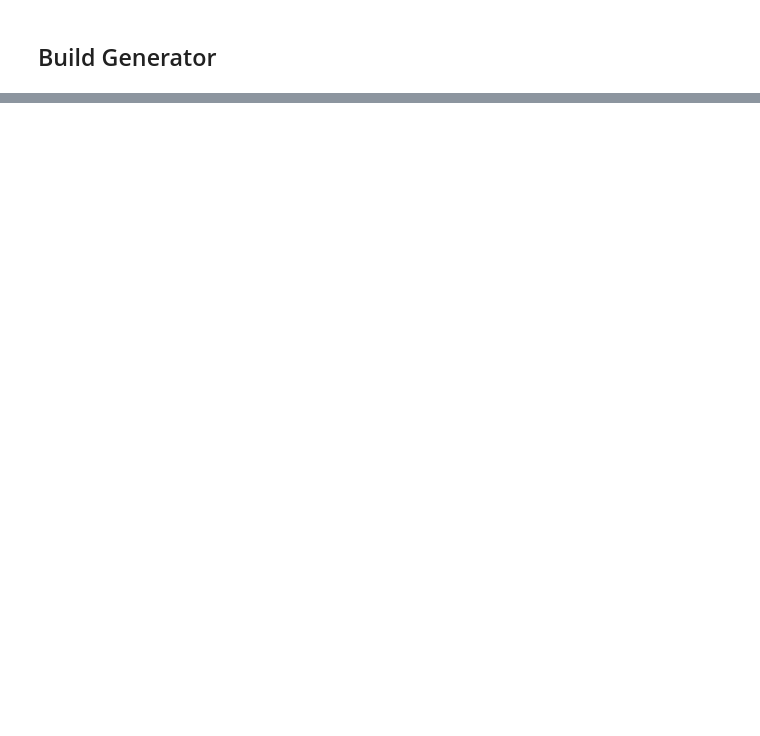
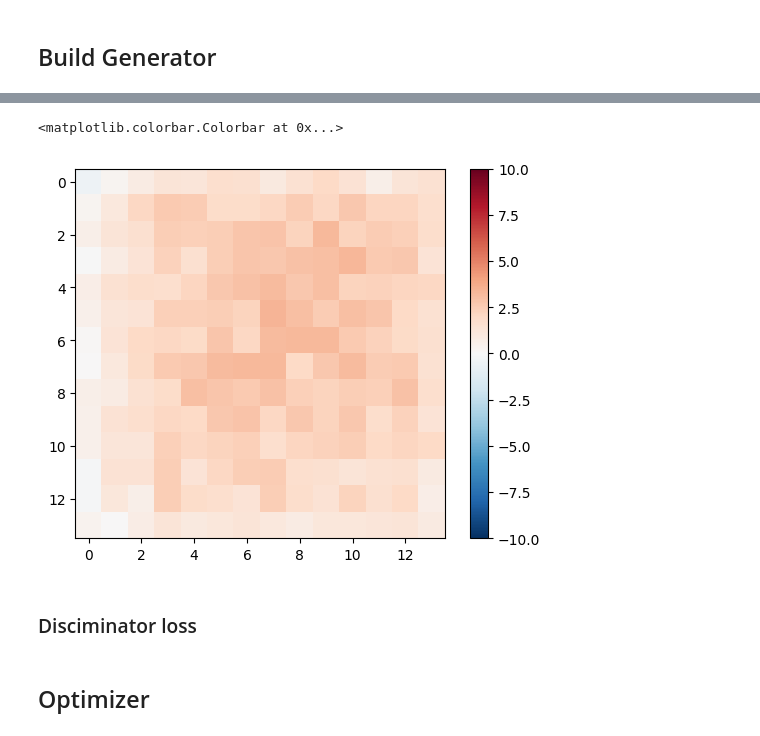
Before and after one commit to Yurivanderburg/II_GAN, a Jupyter notebook: Spirals_v0.1.ipynb, the cells around one changed output, grey strips where cells are left out. Cells and saved outputs as stored; diff of their text form; code cells hidden in the pictures; blank space fills up the shorter version.

```diff
--- a/Spirals_v0.1.ipynb
+++ b/Spirals_v0.1.ipynb
@@ -257,0 +354,11 @@ ValueError: A `Concatenate` layer requires inputs with matching shapes except fo
+# %%
+sample_image_fft_ed = sample_image_fft
+
+disc_out = discriminator([sample_image_fft[tf.newaxis, :], gen_output], training=False)
+plt.imshow(disc_out[0, ..., -1], vmin=-10, vmax=10, cmap='RdBu_r')
+plt.colorbar()
+# %% [output]
+<matplotlib.colorbar.Colorbar at 0x...>
+[figure, added]
+# %% [markdown]
+### Disciminator loss
@@ -257,0 +374,2 @@ ValueError: A `Concatenate` layer requires inputs with matching shapes except fo
+# %% [markdown]
+## Optimizer
```
Also changed, not shown: parts of 28 cells of this notebook, 6 other files.
